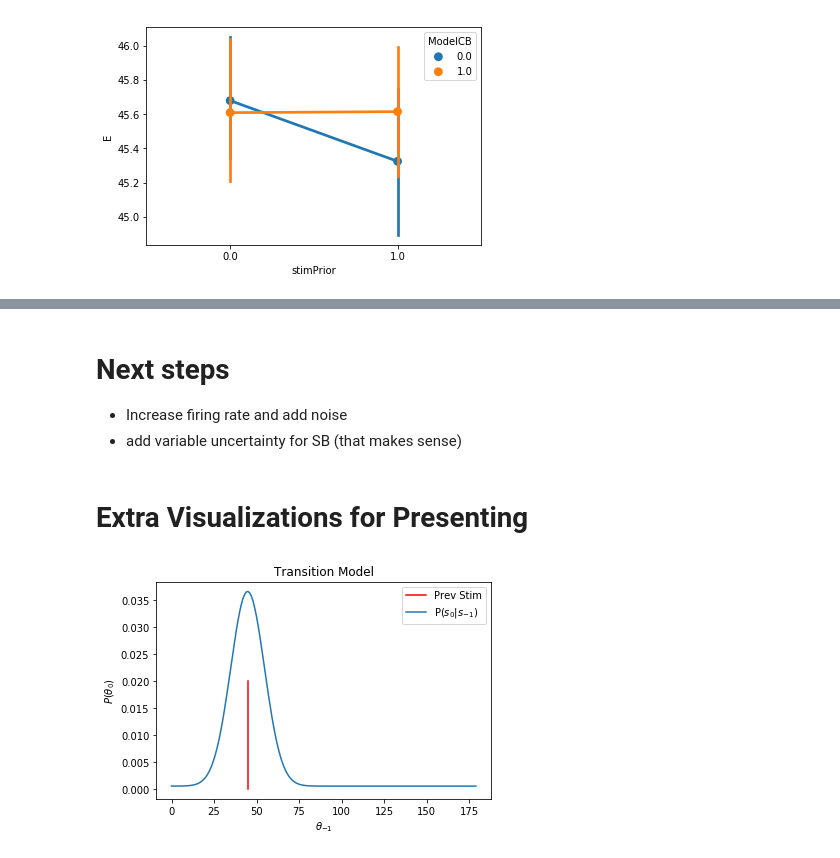
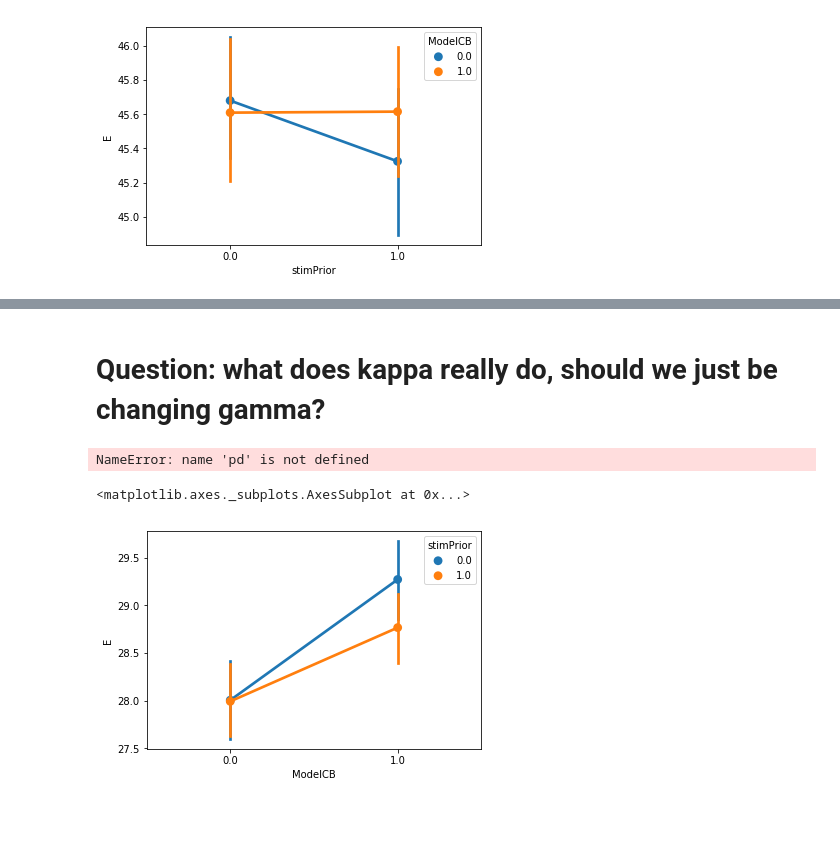
Before and after one commit to TimCSheehan/biasModels, a Jupyter notebook: playModels.ipynb, the cells around one changed output, grey strips where cells are left out. Cells and saved outputs as stored; diff of their text form; code cells hidden in the pictures; blank space fills up the shorter version.

```diff
--- a/playModels.ipynb
+++ b/playModels.ipynb
@@ -78,3 +93,0 @@ for i in range(4):
-# %%
-S_['model'] = this_M
-S_
@@ -118,18 +94,25 @@ Throwing away 17263 trials with zero [0] spikes
-# %% [markdown]
-# Next steps
-* Increase firing rate and add noise
-* add variable uncertainty for SB (that makes sense)
-# %% [markdown]
-# Extra Visualizations for Presenting
-# %%
-prev_stim = 45
-bar = foo.cf(prev_stim)
-plt.plot([prev_stim,prev_stim],[0,.02],'r')
-plt.plot(bar)
-plt.title('Transition Model')
-plt.xlabel('$\\theta_{-1}$')
-plt.ylabel('$P(\\theta_0)$')
-plt.legend(('Prev Stim','P($s_0|s_{-1}$)'))
-plt.show()
-# %% [output]
-[figure, removed]
+# %% [markdown]
+# Question: what does kappa really do, should we just be changing gamma?
+# %%
+# CB model compare
+C2 = pd.DataFrame()
+gam_use, kap_use = 3.0,5
+for gam_use in np.arange(2,6):
+    for s_prior in [0,1]:
+        for u_tuning in [0,1]:
+            for iteration in range(1):
+                this_M = mj.modJoint(gammaCB=gam_use,kappaCB= kap_use,stim_prior=s_prior,uniform_tuning=u_tuning)
+                this_M.run_model(50000)
+                S_ = pd.Series({'stimPrior':s_prior,'ModelCB':u_tuning==0,'KappaCB':kap_use,'GammaCB':gam_use,
+                                'E':np.std(this_M.E),'Model':this_M})
+                C2 = C2.append(S_,ignore_index=1)
+
+C2['KappaCB'] = np.round(C2['KappaCB'],1)
+C2['GammaCB'] = np.round(C2['GammaCB'],1)
+# %% [output]
+NameError: name 'pd' is not defined
+# %%
+sns.pointplot(x='ModelCB',y='E',hue='stimPrior',data=C2[C2.GammaCB==0.2])
+# %% [output]
+<matplotlib.axes._subplots.AxesSubplot at 0x...>
+[figure, added]
```
Also changed, not shown: parts of 27 cells of this notebook, 3 other files.
